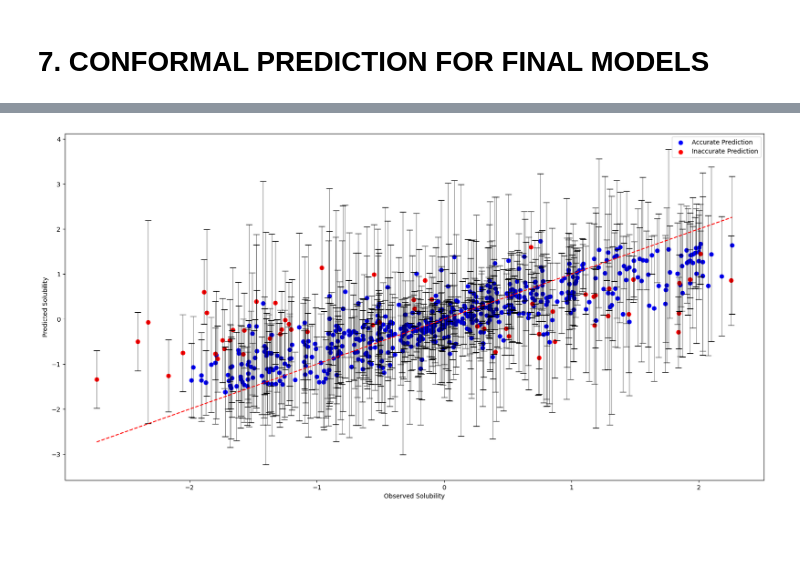
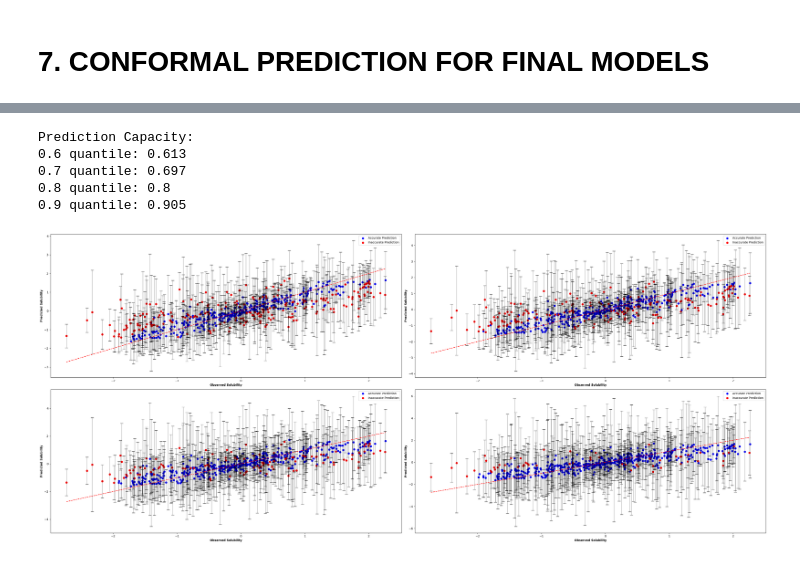
Before and after one commit to DinhLongHuynh/Solubility_Prediction_Model, a Jupyter notebook: Solubility_Prediction_Project.ipynb, the cells around one changed output, grey strips where cells are left out. Drawn from its saved outputs; the diff is of its cells as text; code cells hidden in the pictures; blank space fills up the shorter version.

```diff
--- a/Solubility_Prediction_Project.ipynb
+++ b/Solubility_Prediction_Project.ipynb
@@ -1047,0 +1040,6 @@ inaccurate_pred = summary[(summary['y_test']>=summary['upper'])|(summary['y_test
+# %%
+# Summary table
+summary = interval_summary
+summary['y_test'] = list(y_test)
+summary['y_pred'] = y_test_prediction
+summary
@@ -1048,13 +1060,65 @@ inaccurate_pred = summary[(summary['y_test']>=summary['upper'])|(summary['y_test
+# %%
+# Filter the accurate and inaccurate prediction for each quantile
+accurate_pred_06 = summary.loc[(summary['y_test']<=summary['upper_0.6'])&(summary['y_test'] >= summary['lower_0.6']),['lower_0.6','upper_0.6','y_test','y_pred']]
+inaccurate_pred_06 = summary.loc[(summary['y_test']>=summary['upper_0.6'])|(summary['y_test'] <= summary['lower_0.6']),['lower_0.6','upper_0.6','y_test','y_pred']]
+
+accurate_pred_07 = summary.loc[(summary['y_test']<=summary['upper_0.7'])&(summary['y_test'] >= summary['lower_0.7']),['lower_0.7','upper_0.7','y_test','y_pred']]
+inaccurate_pred_07 = summary.loc[(summary['y_test']>=summary['upper_0.7'])|(summary['y_test'] <= summary['lower_0.7']),['lower_0.7','upper_0.7','y_test','y_pred']]
+
+accurate_pred_08 = summary.loc[(summary['y_test']<=summary['upper_0.8'])&(summary['y_test'] >= summary['lower_0.8']),['lower_0.8','upper_0.8','y_test','y_pred']]
+inaccurate_pred_08 = summary.loc[(summary['y_test']>=summary['upper_0.8'])|(summary['y_test'] <= summary['lower_0.8']),['lower_0.8','upper_0.8','y_test','y_pred']]
+
+accurate_pred_09 = summary.loc[(summary['y_test']<=summary['upper_0.9'])&(summary['y_test'] >= summary['lower_0.9']),['lower_0.9','upper_0.9','y_test','y_pred']]
+inaccurate_pred_09 = summary.loc[(summary['y_test']>=summary['upper_0.9'])|(summary['y_test'] <= summary['lower_0.9']),['lower_0.9','upper_0.9','y_test','y_pred']]
+# %%
+# Evaluation
+accurate_rate_06 = round(accurate_pred_06.shape[0]/summary.shape[0],3)
+accurate_rate_07 = round(accurate_pred_07.shape[0]/summary.shape[0],3)
+accurate_rate_08 = round(accurate_pred_08.shape[0]/summary.shape[0],3)
+accurate_rate_09 = round(accurate_pred_09.shape[0]/summary.shape[0],3)
+
+print(f'''Prediction Capacity:
+0.6 quantile: {accurate_rate_06}
+0.7 quantile: {accurate_rate_07}
+0.8 quantile: {accurate_rate_08}
+0.9 quantile: {accurate_rate_09}''')
+# %% [output]
+Prediction Capacity:
+0.6 quantile: 0.613
+0.7 quantile: 0.697
+0.8 quantile: 0.8
+0.9 quantile: 0.905
 # %%
+def plot_results(ax, accurate_data, inaccurate_data, y_test, y_test_prediction, summary, threshold):
+    # Scatter plot for accurate predictions
+    ax.scatter(accurate_data['y_test'], accurate_data['y_pred'], color='blue', label='Accurate Prediction', s=40)
+
+    # Scatter plot for inaccurate predictions
+    ax.scatter(inaccurate_data['y_test'], inaccurate_data['y_pred'], color='red', label='Inaccurate Prediction', s=40)
+
+    # Error bar plot
+    ax.errorbar(y_test, y_test_prediction, yerr=summary[f'upper_{threshold}'] - summary[f'lower_{threshold}'],
+                fmt='o', color='black', capsize=5, markersize=0, linewidth=0.4)
+
+    # Diagonal line plot
+    ax.plot([min(y_test), max(y_test)], [min(y_test), max(y_test)], color='red', linestyle='--')
+
+    # Set axis labels
+    ax.set_xlabel('Observed Solubility', weight='bold')
+    ax.set_ylabel('Predicted Solubility', weight='bold')
+
+    # Set legend
+    ax.legend()
+
 # Plot the result
-fig, ax = plt.subplots(figsize = (20,10))
-ax.scatter(accurate_pred['y_test'], accurate_pred['prediction'], color='blue', label='Accurate Prediction', s=40)
-ax.scatter(inaccurate_pred['y_test'], inaccurate_pred['prediction'], color='red', label='Inaccurate Prediction', s=40)
-ax.errorbar(y_test,y_test_prediction,yerr = interval, fmt='o', color = 'black', capsize = 5, markersize=0, linewidth=0.4)
-ax.plot([min(y_test), max(y_test)], [min(y_test), max(y_test)], color='red', linestyle='--')
-ax.legend()
-ax.set_xlabel('Observed Solubility')
-ax.set_ylabel('Predicted Solubility')
+fig, ax = plt.subplots(2, 2, figsize=(35, 15))
+
+plot_results(ax[0, 0], accurate_pred_06, inaccurate_pred_06, y_test, y_test_prediction, summary, '0.6')
+plot_results(ax[0, 1], accurate_pred_07, inaccurate_pred_07, y_test, y_test_prediction, summary, '0.7')
+plot_results(ax[1, 0], accurate_pred_08, inaccurate_pred_08, y_test, y_test_prediction, summary, '0.8')
+plot_results(ax[1, 1], accurate_pred_09, inaccurate_pred_09, y_test, y_test_prediction, summary, '0.9')
+
+plt.tight_layout()
 plt.show()
 # %% [output]
-[figure, old version]
+[figure, new version]
```
Also changed, not shown: parts of 6 cells of this notebook.
